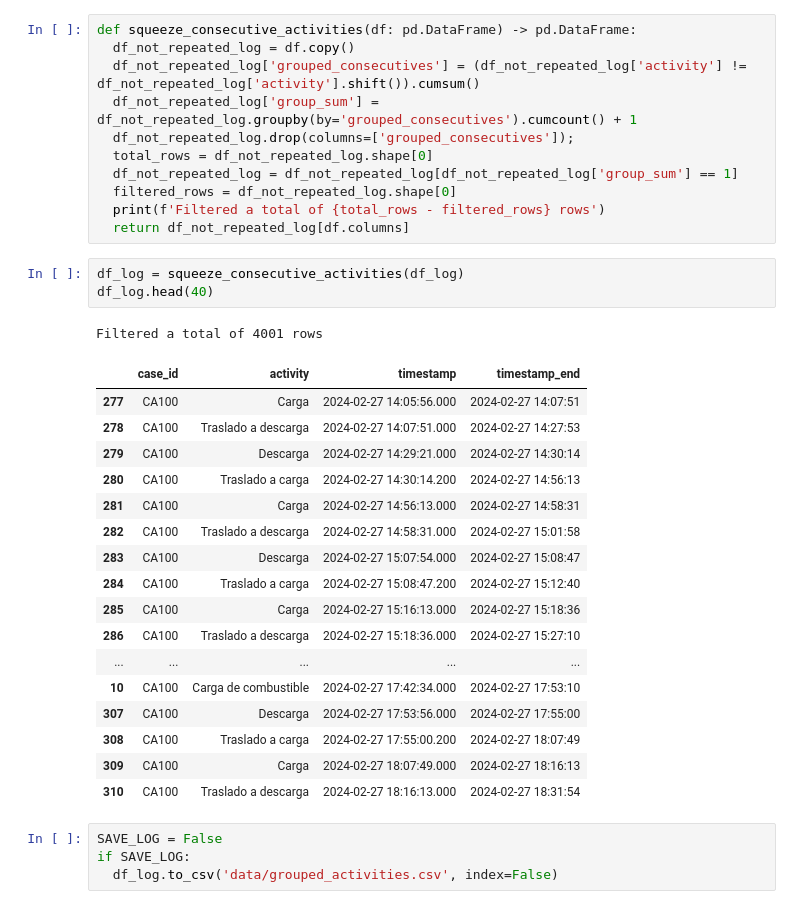
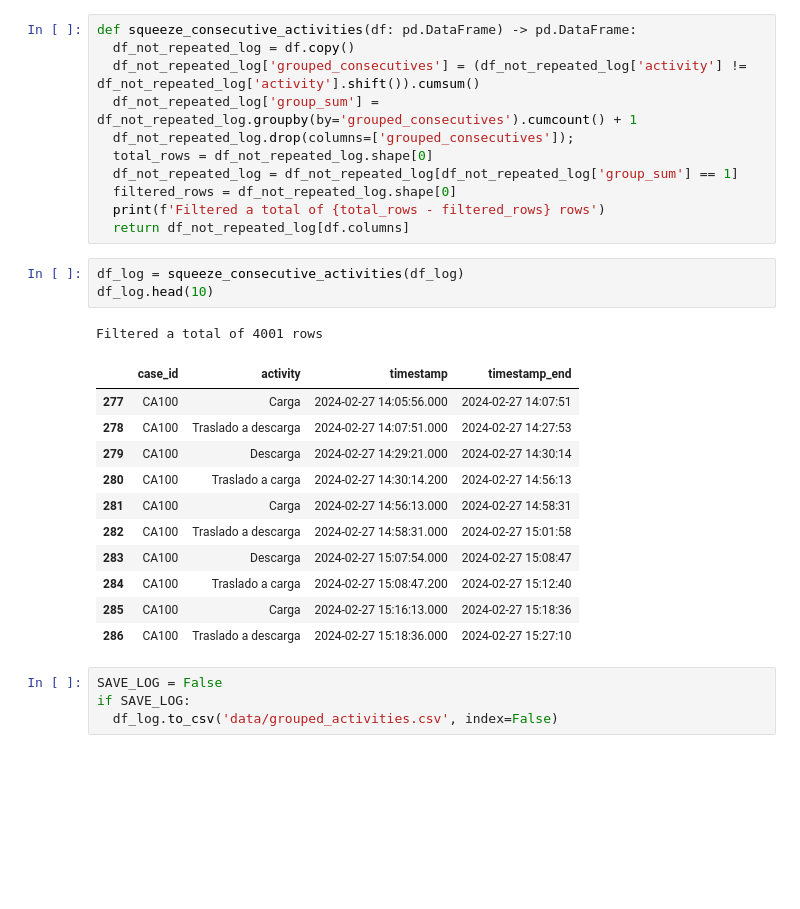
Before and after one commit to AlvaroEscalonaB/PM_MLP, a Jupyter notebook: join_dispatch_contingencies.ipynb, the cells around one changed output. Cells and saved outputs as stored; diff of their text form; blank space fills up the shorter version.

```diff
--- a/join_dispatch_contingencies.ipynb
+++ b/join_dispatch_contingencies.ipynb
@@ -70,26 +62,20 @@ def squeeze_consecutive_activities(df: pd.DataFrame) -> pd.DataFrame:
   return df_not_repeated_log[df.columns]
 # %%
 df_log = squeeze_consecutive_activities(df_log)
-df_log.head(40)
+df_log.head(10)
 # %% [output]
 Filtered a total of 4001 rows
 |  | case_id | activity | timestamp | timestamp_end |
 | 277 | CA100 | Carga | 2024-02-27 14:05:56.000 | 2024-02-27 14:07:51 |
 | 278 | CA100 | Traslado a descarga | 2024-02-27 14:07:51.000 | 2024-02-27 14:27:53 |
 | 279 | CA100 | Descarga | 2024-02-27 14:29:21.000 | 2024-02-27 14:30:14 |
 | 280 | CA100 | Traslado a carga | 2024-02-27 14:30:14.200 | 2024-02-27 14:56:13 |
 | 281 | CA100 | Carga | 2024-02-27 14:56:13.000 | 2024-02-27 14:58:31 |
 | 282 | CA100 | Traslado a descarga | 2024-02-27 14:58:31.000 | 2024-02-27 15:01:58 |
 | 283 | CA100 | Descarga | 2024-02-27 15:07:54.000 | 2024-02-27 15:08:47 |
 | 284 | CA100 | Traslado a carga | 2024-02-27 15:08:47.200 | 2024-02-27 15:12:40 |
 | 285 | CA100 | Carga | 2024-02-27 15:16:13.000 | 2024-02-27 15:18:36 |
 | 286 | CA100 | Traslado a descarga | 2024-02-27 15:18:36.000 | 2024-02-27 15:27:10 |
-| ... | ... | ... | ... | ... |
-| 10 | CA100 | Carga de combustible | 2024-02-27 17:42:34.000 | 2024-02-27 17:53:10 |
-| 307 | CA100 | Descarga | 2024-02-27 17:53:56.000 | 2024-02-27 17:55:00 |
-| 308 | CA100 | Traslado a carga | 2024-02-27 17:55:00.200 | 2024-02-27 18:07:49 |
-| 309 | CA100 | Carga | 2024-02-27 18:07:49.000 | 2024-02-27 18:16:13 |
-| 310 | CA100 | Traslado a descarga | 2024-02-27 18:16:13.000 | 2024-02-27 18:31:54 |
 # %%
 SAVE_LOG = False
 if SAVE_LOG:
```
Also changed, not shown: parts of 7 cells of this notebook.
